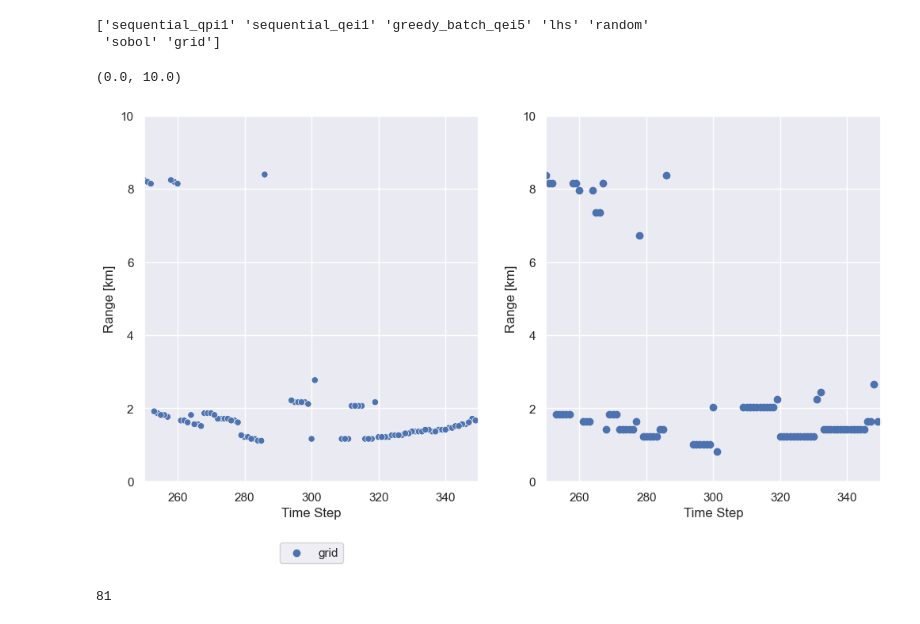
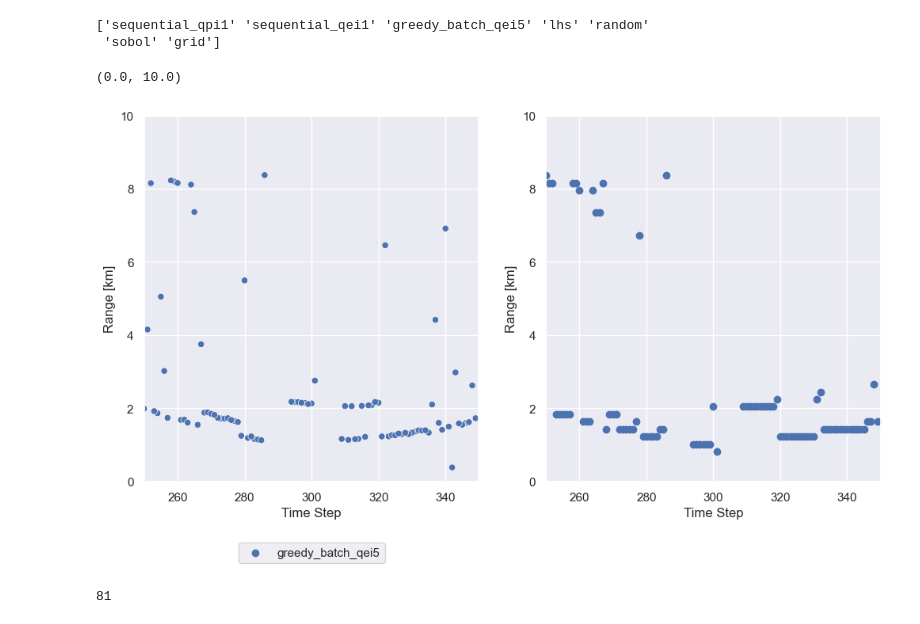
Before and after one commit to NeptuneProjects/BOGP, a Jupyter notebook: Notebooks/analysis2.ipynb, the cells around one changed output. Saved outputs shown, nothing was run; the diff lists cells and outputs as text; code cells hidden in the pictures.

```diff
--- a/Notebooks/analysis2.ipynb
+++ b/Notebooks/analysis2.ipynb
@@ -77,35 +77,35 @@ rvec = np.linspace(1e-3, 10, 50)
 zind = np.argmin(np.abs(zvec - 60))
 
 fig, axs = plt.subplots(ncols=2, figsize=(12, 6))
 # axs[0] = sns.scatterplot(data=df, x="Time Step", y="rec_r", hue="strategy")
-sns.scatterplot(data=df[df["strategy"] == "grid"], x="Time Step", y="rec_r", hue="strategy", ax=axs[0])
+sns.scatterplot(data=df[df["strategy"] == "greedy_batch_qei5"], x="Time Step", y="rec_r", hue="strategy", ax=axs[0])
 axs[0].set_ylabel("Range [km]")
 axs[0].legend(loc="upper center", bbox_to_anchor=(0.5, -0.15), ncols=4)
 axs[0].set_xlim([250, 350])
 axs[0].set_ylim([0, 10])
 
 
 
 timesteps = []
 ranges = []
 for t in range(250, 350):
     try:
         surf = np.load(ambsurf_path / f"ambsurf_mf_t={t + 1:03d}.npy")
     except FileNotFoundError:
         continue
     zslice = surf[zind]
     rind = np.argmax(zslice)
     ranges.append(rvec[rind])
     timesteps.append(t)
 
 axs[1].scatter(timesteps, ranges)
 axs[1].set_xlabel("Time Step")
 axs[1].set_ylabel("Range [km]")
 axs[1].set_xlim([250, 350])
 axs[1].set_ylim([0, 10])
 # %% [output]
 (0.0, 10.0)
-[figure, old version]
+[figure, new version]
 # %%
 r = np.array(ranges)
 
```
